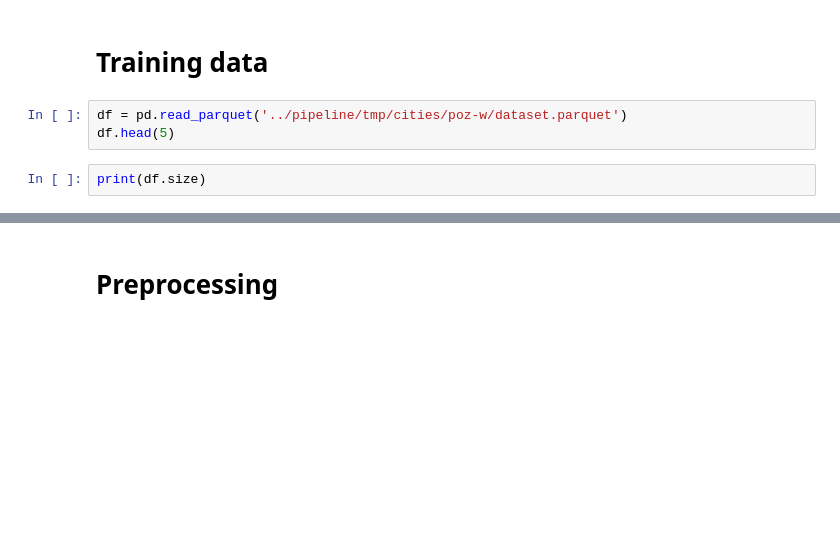
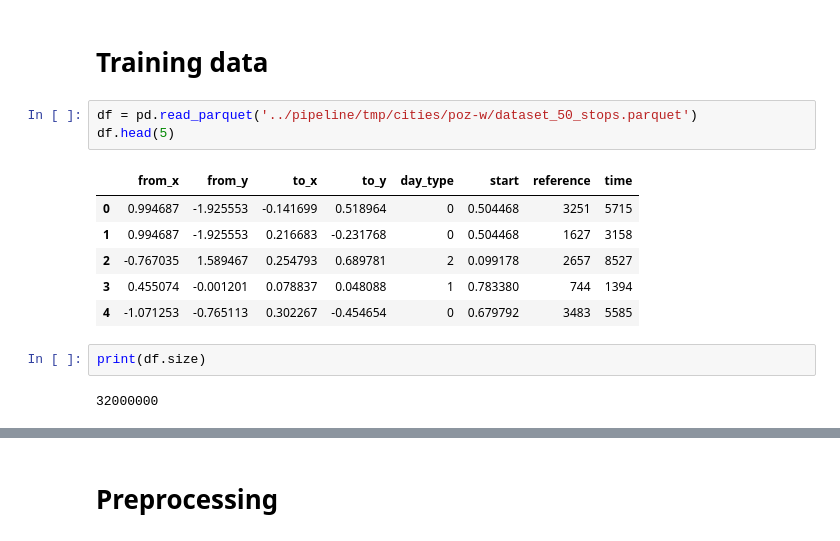
Before and after one commit to DawidJedraszczyk/e-Bimba, a Jupyter notebook: deep_learning/DL_pipeline.ipynb, the cells around one changed output, grey strips where cells are left out. Saved outputs shown, nothing was run; the diff lists cells and outputs as text; blank space fills up the shorter version.

Commit message:
merged pipeline

```diff
--- a/deep_learning/DL_pipeline.ipynb
+++ b/deep_learning/DL_pipeline.ipynb
@@ -22,10 +22,19 @@ import math
 # %% [markdown]
 # Training data
 # %%
-df = pd.read_parquet('../pipeline/tmp/cities/poz-w/dataset.parquet')
+df = pd.read_parquet('../pipeline/tmp/cities/poz-w/dataset_50_stops.parquet')
 df.head(5)
+# %% [output]
+|  | from_x | from_y | to_x | to_y | day_type | start | reference | time |
+| 0 | 0.994687 | -1.925553 | -0.141699 | 0.518964 | 0 | 0.504468 | 3251 | 5715 |
+| 1 | 0.994687 | -1.925553 | 0.216683 | -0.231768 | 0 | 0.504468 | 1627 | 3158 |
+| 2 | -0.767035 | 1.589467 | 0.254793 | 0.689781 | 2 | 0.099178 | 2657 | 8527 |
+| 3 | 0.455074 | -0.001201 | 0.078837 | 0.048088 | 1 | 0.783380 | 744 | 1394 |
+| 4 | -1.071253 | -0.765113 | 0.302267 | -0.454654 | 0 | 0.679792 | 3483 | 5585 |
 # %%
 print(df.size)
+# %% [output]
+32000000
 # %%
 x = df['to_x']
 y = df['to_y']
```
Also changed, not shown: parts of 14 cells of this notebook.
